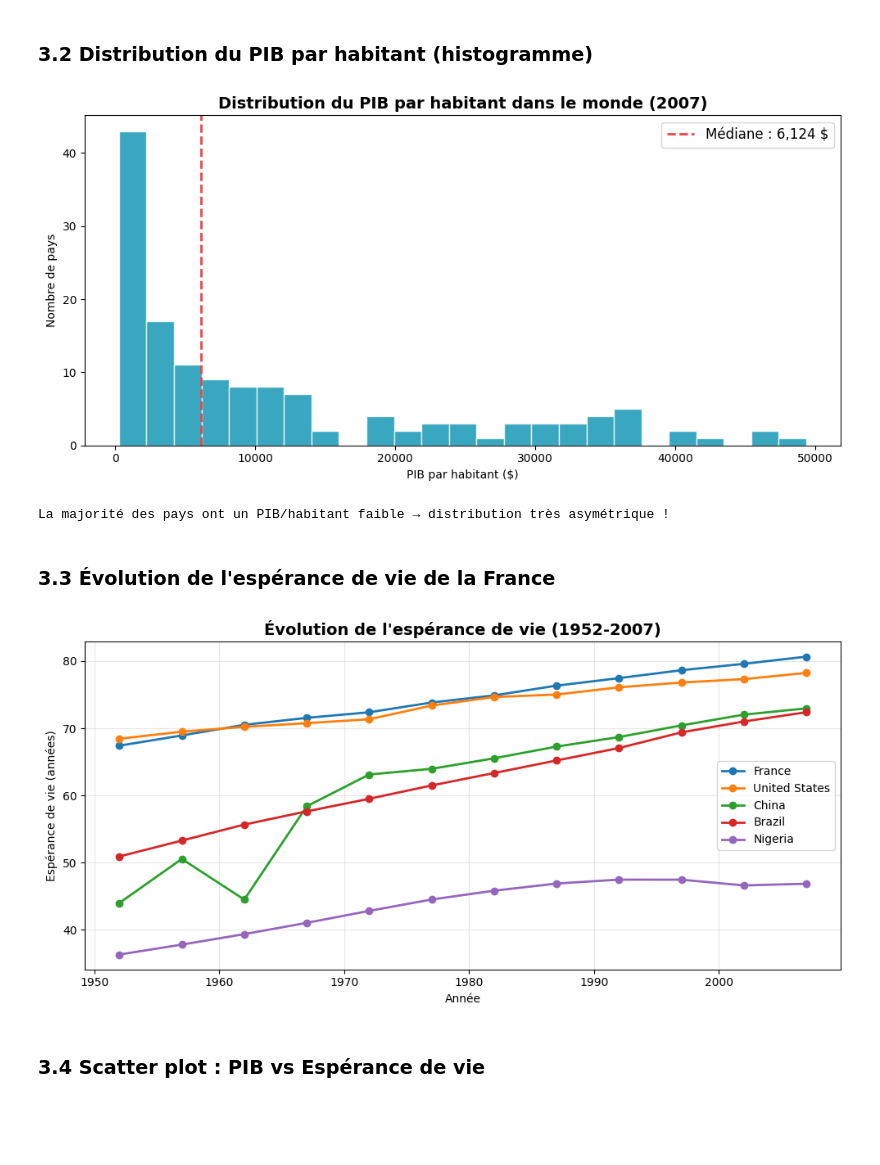
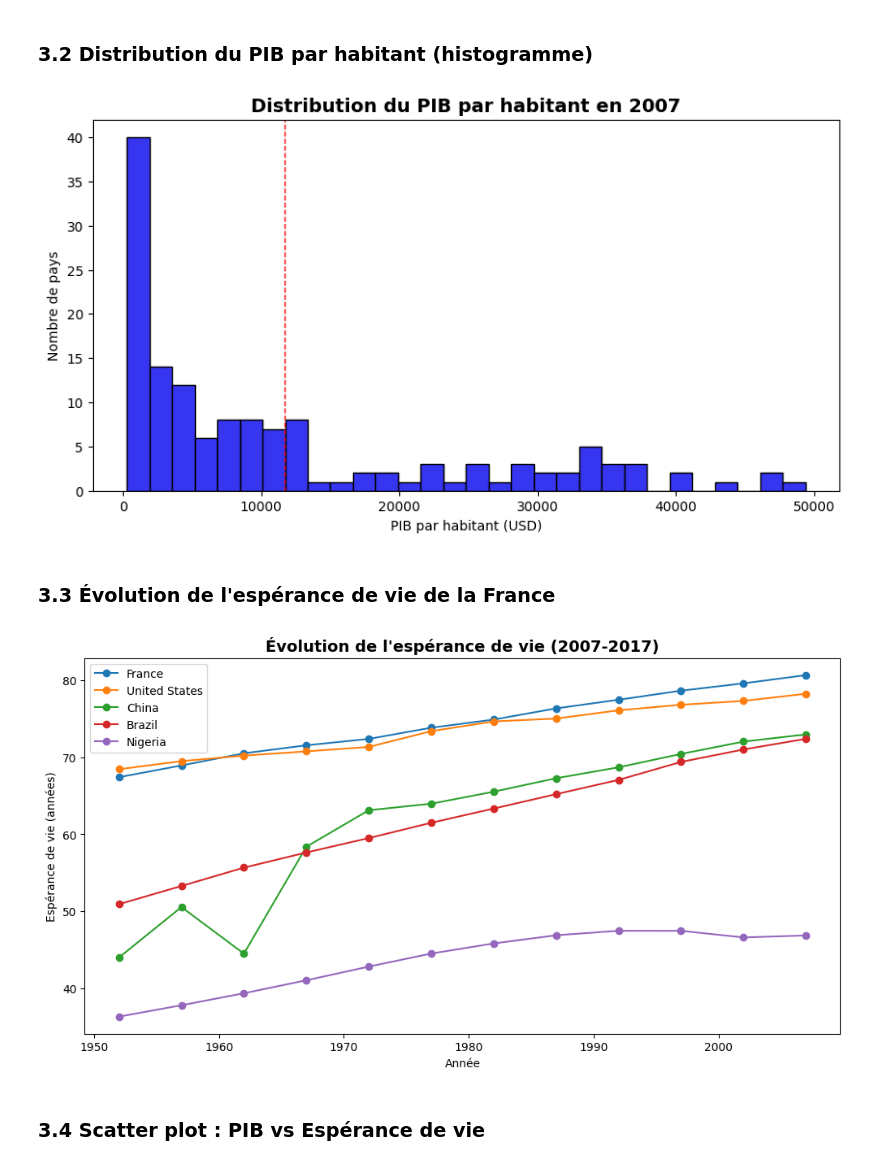
Before and after one commit to calvinNdmb/formation-git-python, a Jupyter notebook: tp.ipynb, the cells around one changed output. Cells and saved outputs as stored; diff of their text form; code cells hidden in the pictures; blank space fills up the shorter version.

```diff
--- a/tp.ipynb
+++ b/tp.ipynb
@@ -56,9 +88,10 @@ Commençons par des graphiques classiques avec `matplotlib`.
 ### 3.1 Espérance de vie moyenne par continent (2007)
 # %%
 # Filtrer les données de 2007
-
+df_2007 = df[df['year'] == 2007]
 
 # Calculer l'espérance de vie moyenne par continent
+life_exp = df_2007.groupby('continent')['lifeExp'].mean().sort_values()
 
 # Créer le graphique
 colors = ["#EF4444", "#F59E0B", "#10B981", "#0891B2", "#6366F1"]
@@ -82,17 +114,33 @@ NameError: name 'life_exp' is not defined
 ### 3.2 Distribution du PIB par habitant (histogramme)
 # %%
 # Distribution du PIB/habitant en 2007
+plt.figure(figsize=(10, 5))
+plt.hist(df_2007['gdpPercap'], bins=30, color="#3636F1", edgecolor="black")
+plt.xlabel("PIB par habitant (USD)")
+plt.ylabel("Nombre de pays")
+plt.title("Distribution du PIB par habitant en 2007", fontsize=14, fontweight="bold")
+plt.axvline(df_2007['gdpPercap'].mean(), color='red', linestyle='dashed', linewidth=1, label=f"Moyenne: {df_2007['gdpPercap'].mean():.2f}")
+plt.show()
 # %% [output]
-[figure, old version]
+[figure, new version]
-La majorité des pays ont un PIB/habitant faible → distribution très asymétrique !
 # %% [markdown]
 ### 3.3 Évolution de l'espérance de vie de la France
 # %%
 # Comparer la France avec quelques pays
 pays = ["France", "United States", "China", "Brazil", "Nigeria"]
 df_pays = df[df["country"].isin(pays)]
+
+plt.figure(figsize=(12, 6))
+for country in pays:
+    df_country = df_pays[df_pays["country"] == country]
+    plt.plot(df_country["year"], df_country["lifeExp"], marker="o", label=country)
+plt.xlabel("Année")
+plt.ylabel("Espérance de vie (années)")
+plt.title("Évolution de l'espérance de vie (2007-2017)", fontsize=14, fontweight="bold")
+plt.legend()
+plt.show()
 # %% [output]
-[figure, old version]
+[figure, new version]
 # %% [markdown]
 ### 3.4 Scatter plot : PIB vs Espérance de vie
 # %%
```
Also changed, not shown: parts of 4 cells of this notebook.
